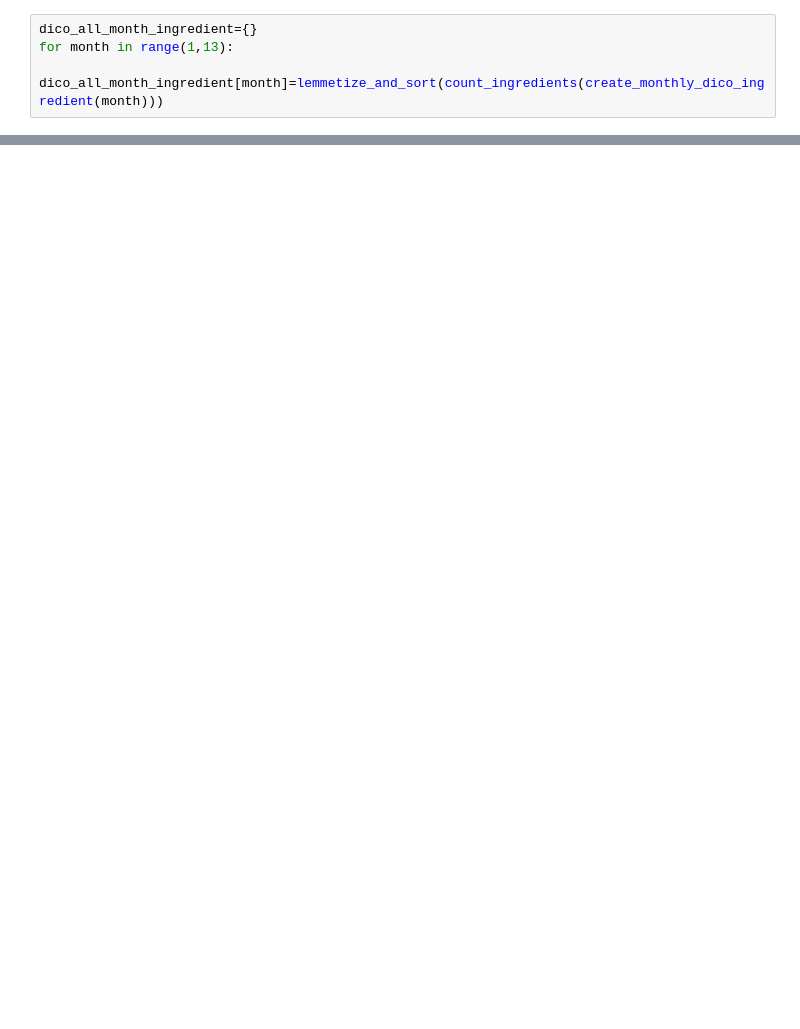
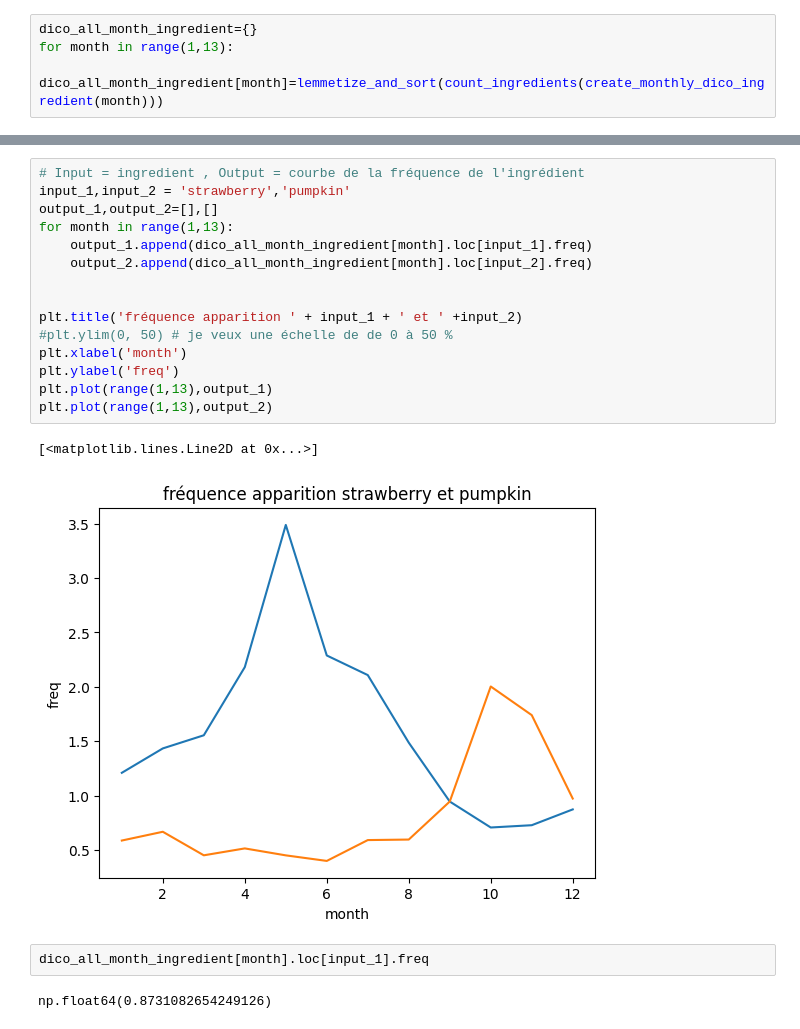
Before and after one commit to ramzinaji/analyse_cooking_app, a Jupyter notebook: etude_app_cuisine/script.ipynb, the cells around one changed output, grey strips where cells are left out. Saved outputs shown, nothing was run; the diff lists cells and outputs as text; blank space fills up the shorter version.

Commit message:
feature comparaison ingrédients

```diff
--- a/etude_app_cuisine/script.ipynb
+++ b/etude_app_cuisine/script.ipynb
@@ -584,0 +612,22 @@ cutter
+# %%
+# Input = ingredient , Output = courbe de la fréquence de l'ingrédient
+input_1,input_2 = 'strawberry','pumpkin'
+output_1,output_2=[],[]
+for month in range(1,13):
+    output_1.append(dico_all_month_ingredient[month].loc[input_1].freq)
+    output_2.append(dico_all_month_ingredient[month].loc[input_2].freq)
+
+
+plt.title('fréquence apparition ' + input_1 + ' et ' +input_2)
+#plt.ylim(0, 50) # je veux une échelle de de 0 à 50 %
+plt.xlabel('month')
+plt.ylabel('freq')
+plt.plot(range(1,13),output_1)
+plt.plot(range(1,13),output_2)
+# %% [output]
+[<matplotlib.lines.Line2D at 0x...>]
+[figure, added]
+# %%
+dico_all_month_ingredient[month].loc[input_1].freq
+# %% [output]
+np.float64(0.8731082654249126)
```
Also changed, not shown: parts of 16 cells of this notebook, 18 other files.
